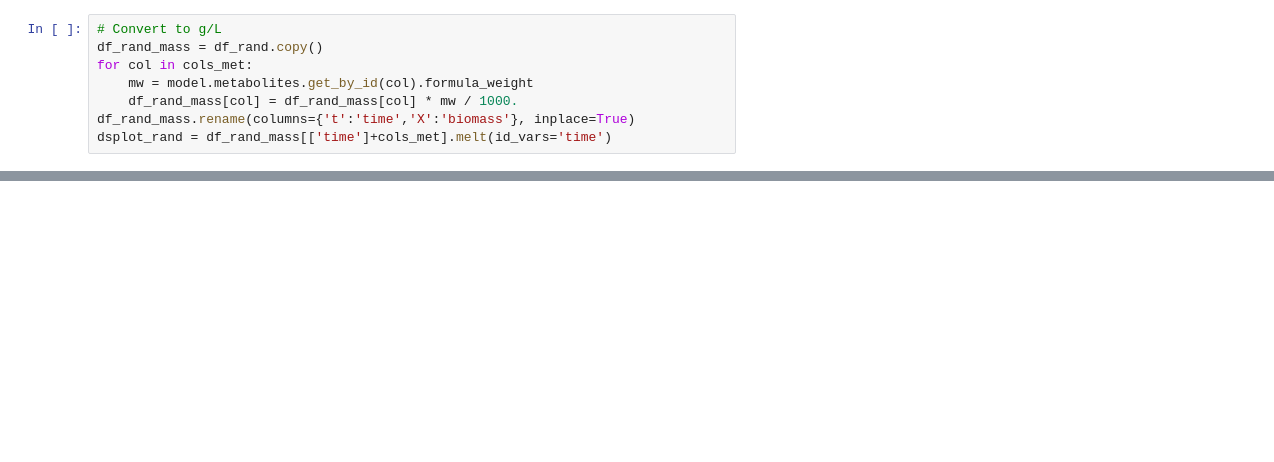
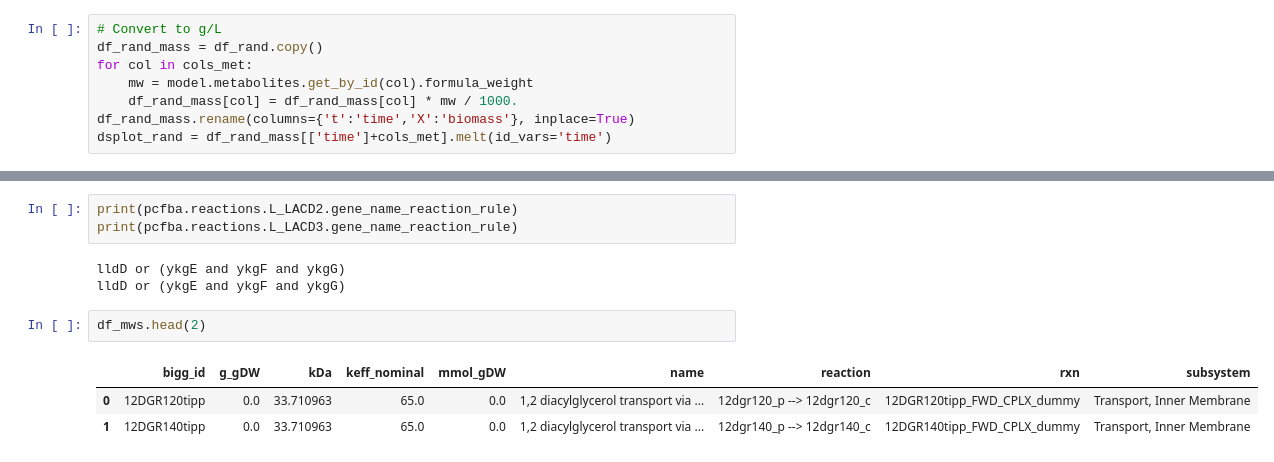
Before and after one commit to SBRG/pcfba, a Jupyter notebook: examples/complex_media.ipynb, the cells around one changed output, grey strips where cells are left out. Saved outputs shown, nothing was run; the diff lists cells and outputs as text; blank space fills up the shorter version.

```diff
--- a/examples/complex_media.ipynb
+++ b/examples/complex_media.ipynb
@@ -375,0 +393,12 @@ g.savefig('/home/laurence/ME/figures/pcfba/beg_pcfba_rand.png',dpi=500)
+# %%
+print(pcfba.reactions.L_LACD2.gene_name_reaction_rule)
+print(pcfba.reactions.L_LACD3.gene_name_reaction_rule)
+# %% [output]
+lldD or (ykgE and ykgF and ykgG)
+lldD or (ykgE and ykgF and ykgG)
+# %%
+df_mws.head(2)
+# %% [output]
+|  | bigg_id | g_gDW | kDa | keff_nominal | mmol_gDW | name | reaction | rxn | subsystem |
+| 0 | 12DGR120tipp | 0.0 | 33.710963 | 65.0 | 0.0 | 1,2 diacylglycerol transport via ... | 12dgr120_p --> 12dgr120_c | 12DGR120tipp_FWD_CPLX_dummy | Transport, Inner Membrane |
+| 1 | 12DGR140tipp | 0.0 | 33.710963 | 65.0 | 0.0 | 1,2 diacylglycerol transport via ... | 12dgr140_p --> 12dgr140_c | 12DGR140tipp_FWD_CPLX_dummy | Transport, Inner Membrane |
```
Also changed, not shown: parts of 13 cells of this notebook.
